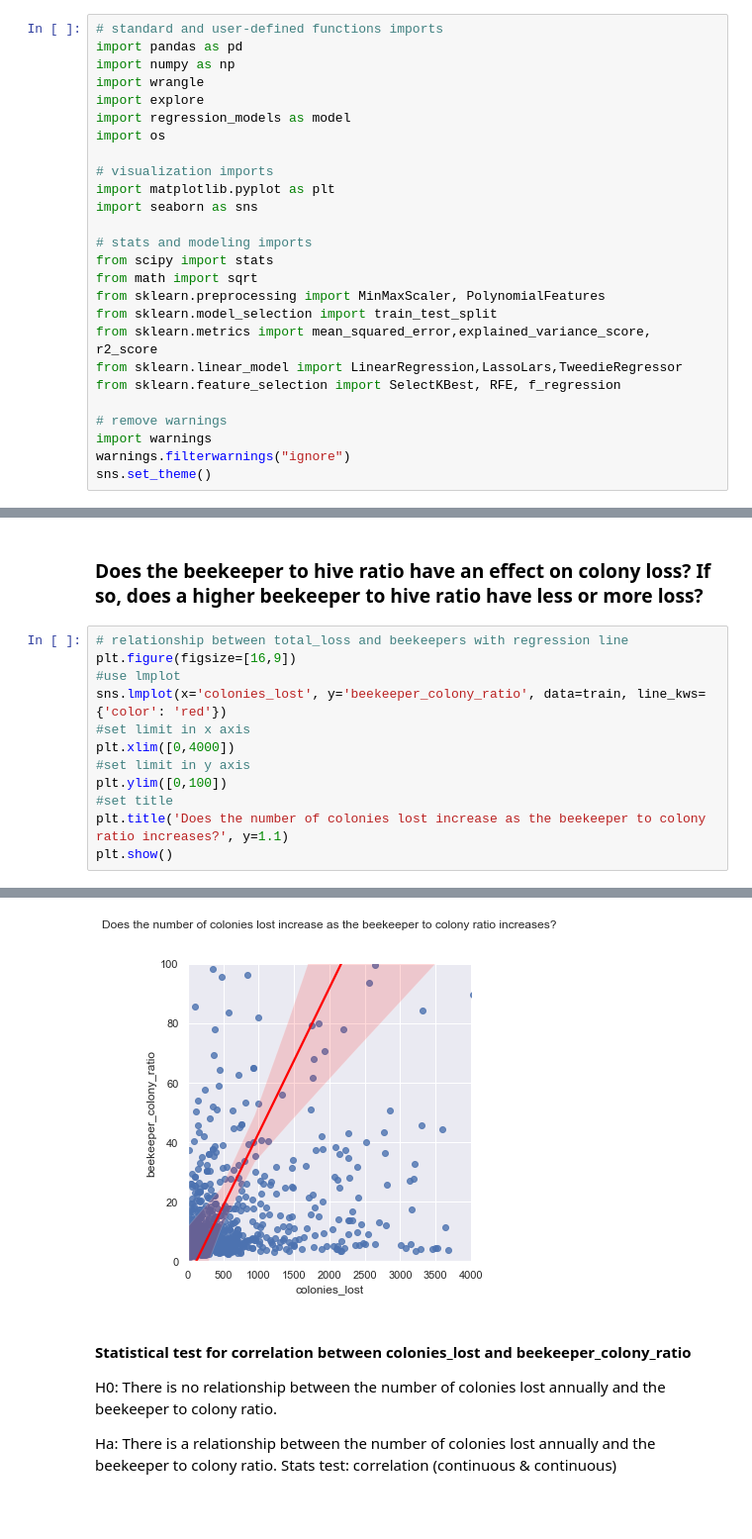
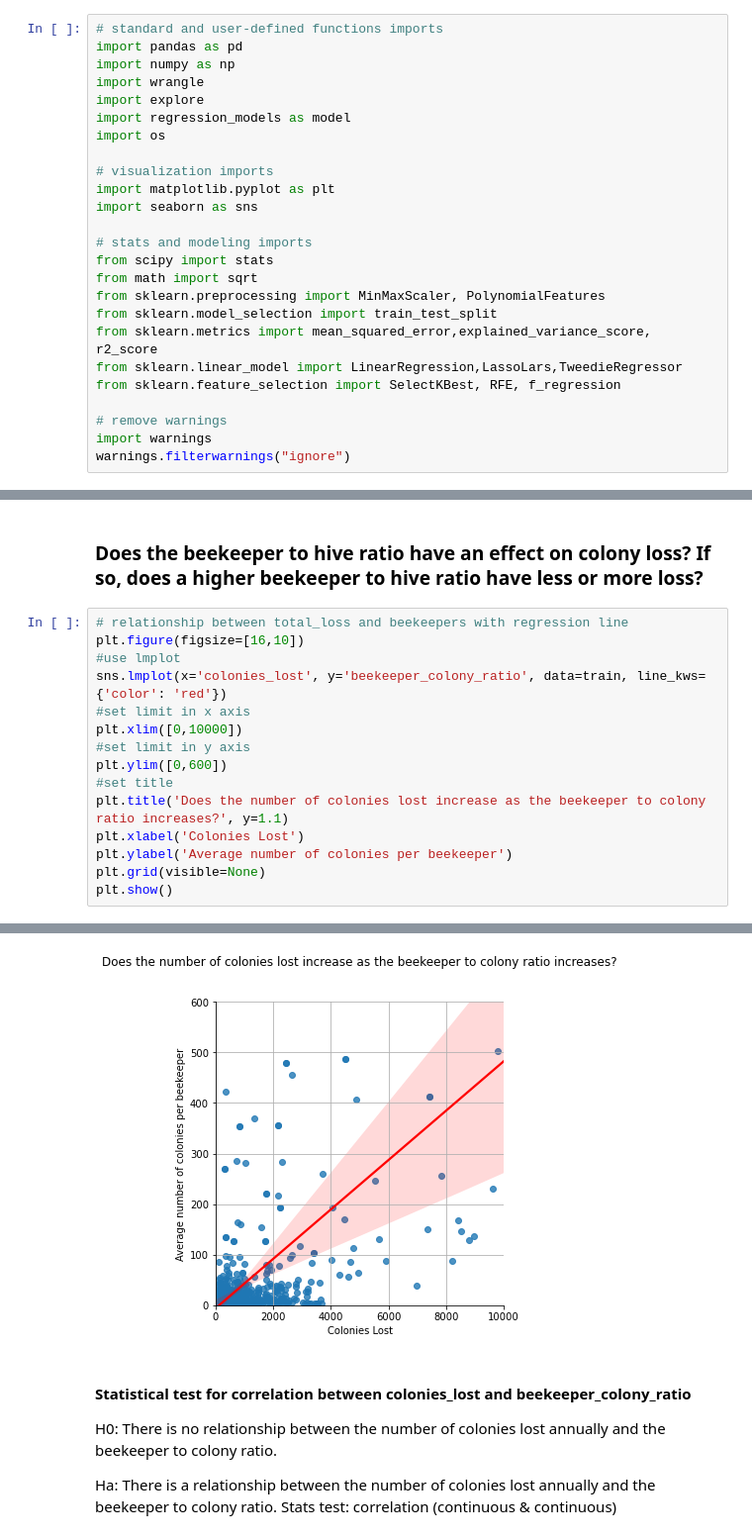
Before and after one commit to Honey-Bee-Roundup-Capstone/dash-repo, a Jupyter notebook: draft-notebook.ipynb, the cells around one changed output, grey strips where cells are left out. Shown at 99% size. Saved outputs shown, nothing was run; the diff lists cells and outputs as text; blank space fills up the shorter version.

```diff
--- a/draft-notebook.ipynb
+++ b/draft-notebook.ipynb
@@ -55,7 +55,6 @@ from sklearn.feature_selection import SelectKBest, RFE, f_regression
 # remove warnings
 import warnings
 warnings.filterwarnings("ignore")
-sns.set_theme()
 # %% [markdown]
 ## Acquisition
 
@@ -144,14 +143,17 @@ plt.show()
 ### Does the beekeeper to hive ratio have an effect on colony loss? If so, does a higher beekeeper to hive ratio have less or more loss?
 # %%
 # relationship between total_loss and beekeepers with regression line
-plt.figure(figsize=[16,9])
+plt.figure(figsize=[16,10])
 #use lmplot
 sns.lmplot(x='colonies_lost', y='beekeeper_colony_ratio', data=train, line_kws={'color': 'red'})
 #set limit in x axis
-plt.xlim([0,4000])
+plt.xlim([0,10000])
 #set limit in y axis
-plt.ylim([0,100])
+plt.ylim([0,600])
 #set title
 plt.title('Does the number of colonies lost increase as the beekeeper to colony ratio increases?', y=1.1)
+plt.xlabel('Colonies Lost')
+plt.ylabel('Average number of colonies per beekeeper')
+plt.grid(visible=None)
 plt.show()
 # %% [output]
@@ -159,4 +161,4 @@ plt.show()
-[figure, old version]
+[figure, new version]
 # %% [markdown]
 #### Statistical test for correlation between colonies_lost and beekeeper_colony_ratio
 
```
Also changed, not shown: parts of 29 cells of this notebook.
